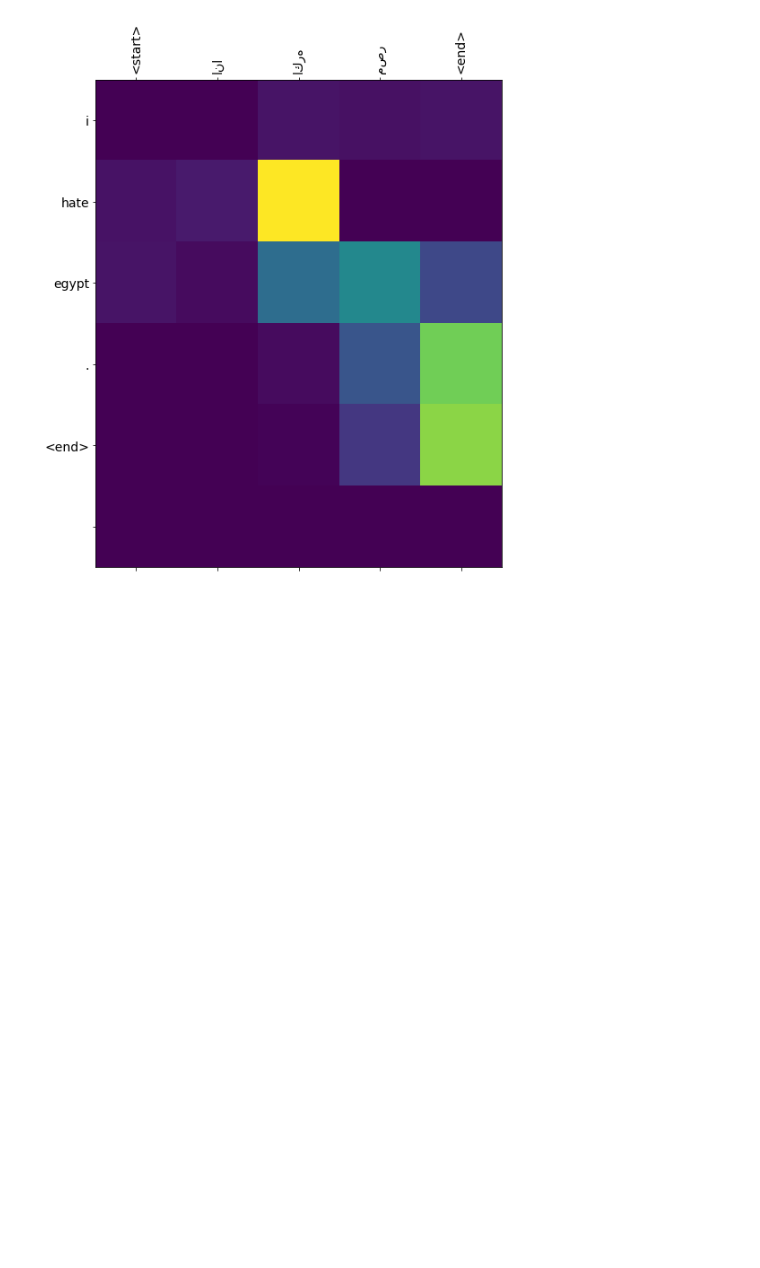
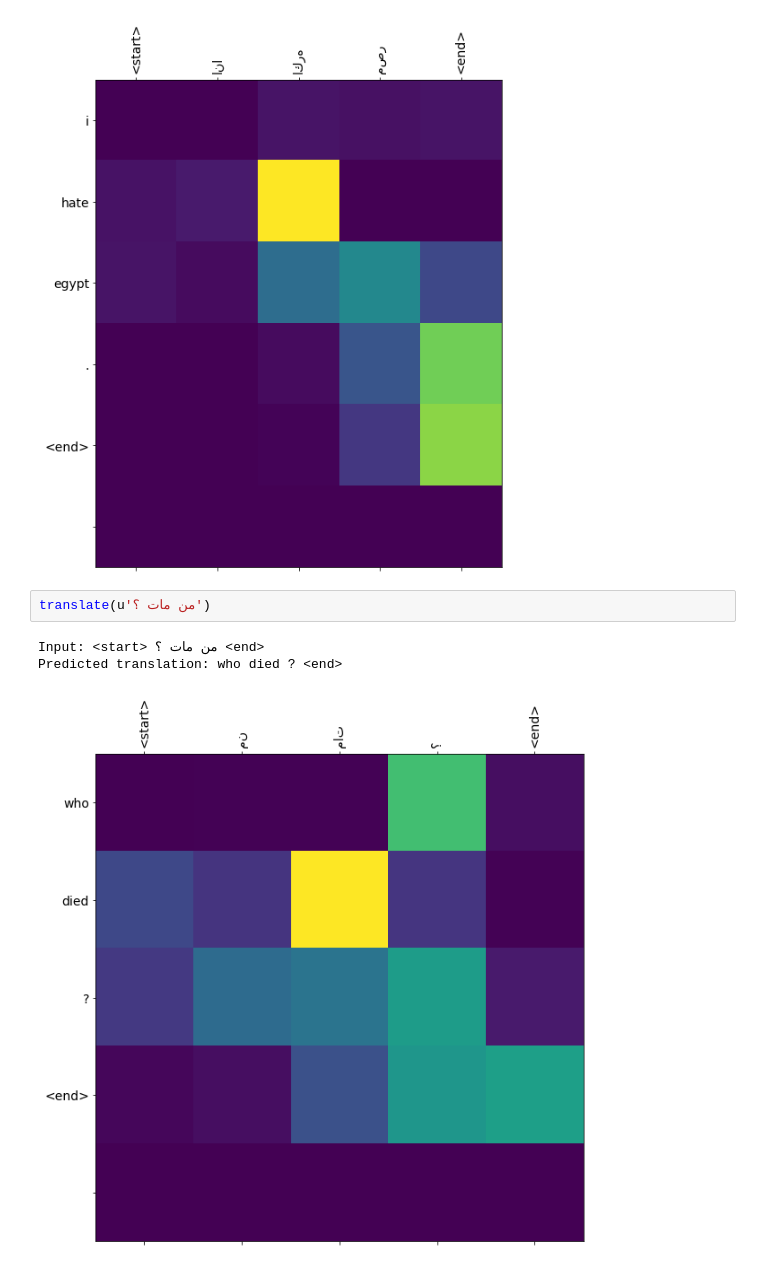
Before and after one commit to saied-ahemd/machine_translation, a Jupyter notebook: machineTranslationArabicToEngilshTensorflow.ipynb, the cells around one changed output. Cells and saved outputs as stored; diff of their text form; blank space fills up the shorter version.

```diff
--- a/machineTranslationArabicToEngilshTensorflow.ipynb
+++ b/machineTranslationArabicToEngilshTensorflow.ipynb
@@ -440,3 +442,9 @@ translate(u' انا اكره مصر ')
 Input: <start> انا اكره مصر <end>
 Predicted translation: i hate egypt . <end>
 [figure]
+# %%
+translate(u'من مات ؟')
+# %% [output]
+Input: <start> من مات ؟ <end>
+Predicted translation: who died ? <end>
+[figure, added]
```
Also changed, not shown: parts of 1 cell of this notebook.
